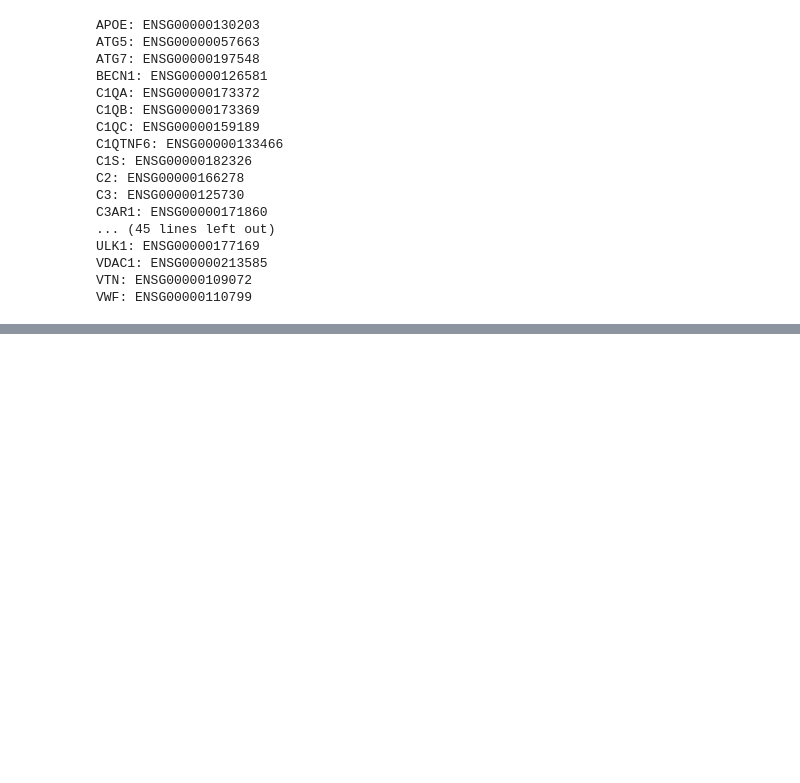
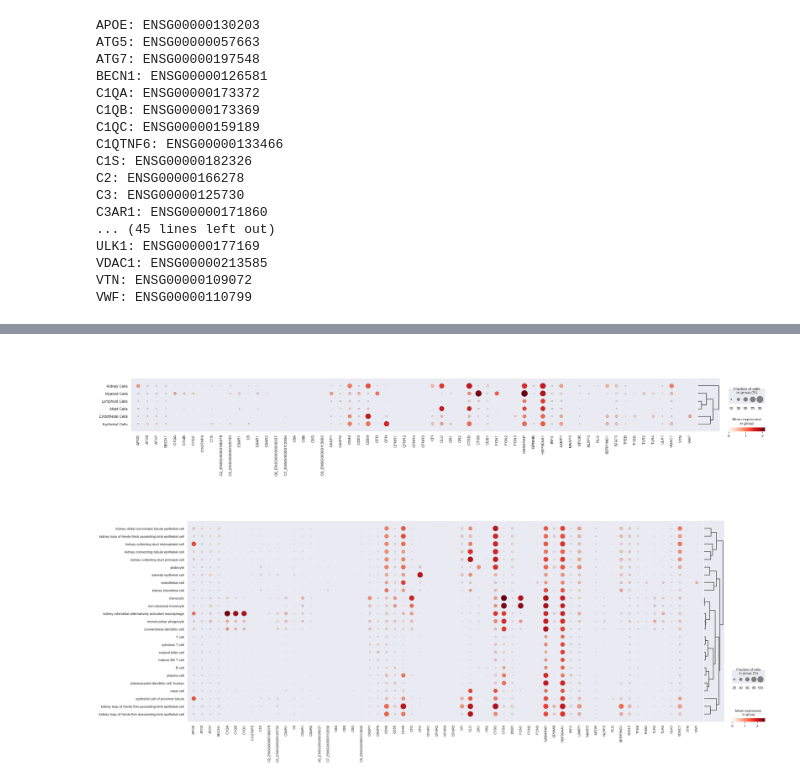
Before and after one commit to aumchampaneri/Biochemistry-BS, a Jupyter notebook: Complement in Disease/testing code.ipynb, the cells around one changed output, grey strips where cells are left out. Saved outputs shown, nothing was run; the diff lists cells and outputs as text; code cells hidden in the pictures; blank space fills up the shorter version.

```diff
--- a/Complement in Disease/testing code.ipynb
+++ b/Complement in Disease/testing code.ipynb
@@ -167,0 +87,32 @@ scatter_gene_expression(adata, f"{disease}", "CFH", "C3", gene_dict, color_by=f"
+# %%
+# Subset data based on disease type
+disease = 'CKD' # Choose the disease you want to plot (AKI, CKD, Reference)
+adata = adata[adata.obs['diseasetype'] == disease, :].copy()
+
+# Change the groupby variable to the one you want to plot
+subset = 'cell_type_group' # Choose the groupby variable you want to plot (cell_type, cell_type_group)
+
+# change the gene list to the one you want to plot
+gene_list_f = 'gene_dict_names' # Change this to match the gene list you are plotting for the filename
+gene_list = gene_dict_names
+
+
+sc.pl.DotPlot(adata,
+              gene_list,
+              groupby=f'{subset}',
+              gene_symbols='feature_name',
+              use_raw=False,
+              log=False,
+              ).add_dendrogram(show=True,size=0.9).show()
+
+# Change the groupby variable to the one you want to plot
+subset = 'cell_type' # Choose the groupby variable you want to plot (cell_type, cell_type_group)
+
+sc.pl.DotPlot(adata,
+              gene_list,
+              groupby=f'{subset}',
+              gene_symbols='feature_name',
+              use_raw=False,
+              log=False,
+              ).add_dendrogram(show=True,size=0.9).show()
+# %% [output]
@@ -167,0 +120,2 @@ scatter_gene_expression(adata, f"{disease}", "CFH", "C3", gene_dict, color_by=f"
+[figure, added]
+[figure, added]
```
Also changed, not shown: parts of 6 cells of this notebook, 2 other files.
